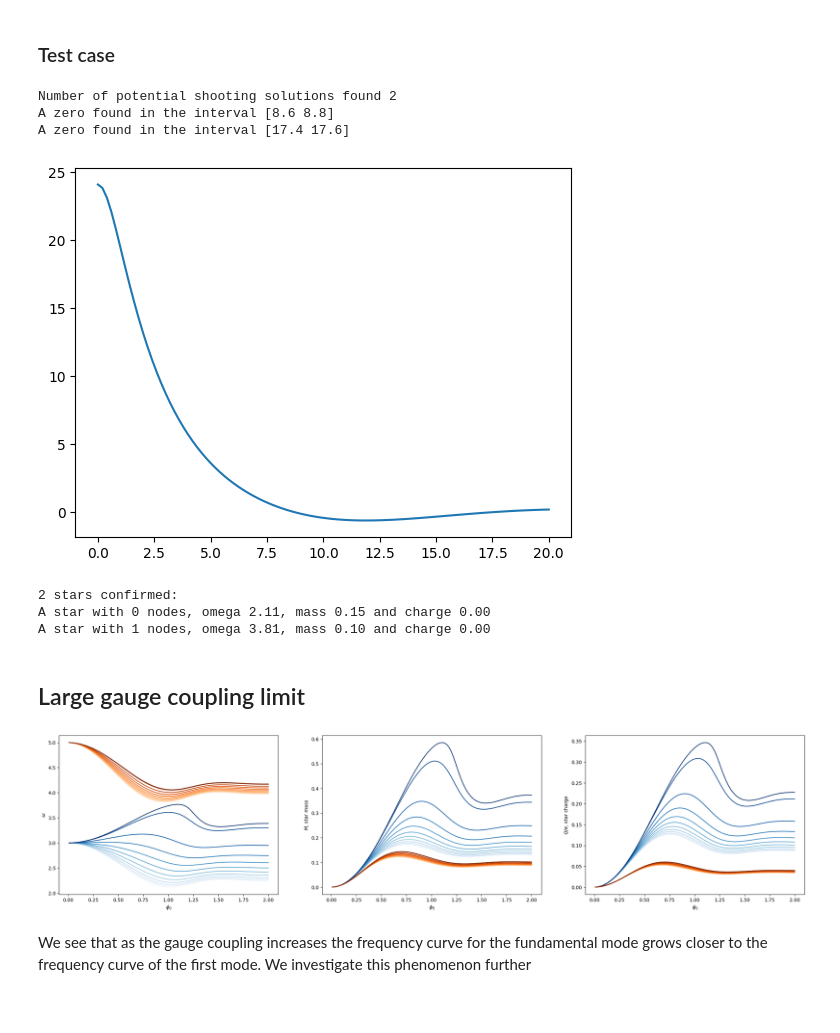
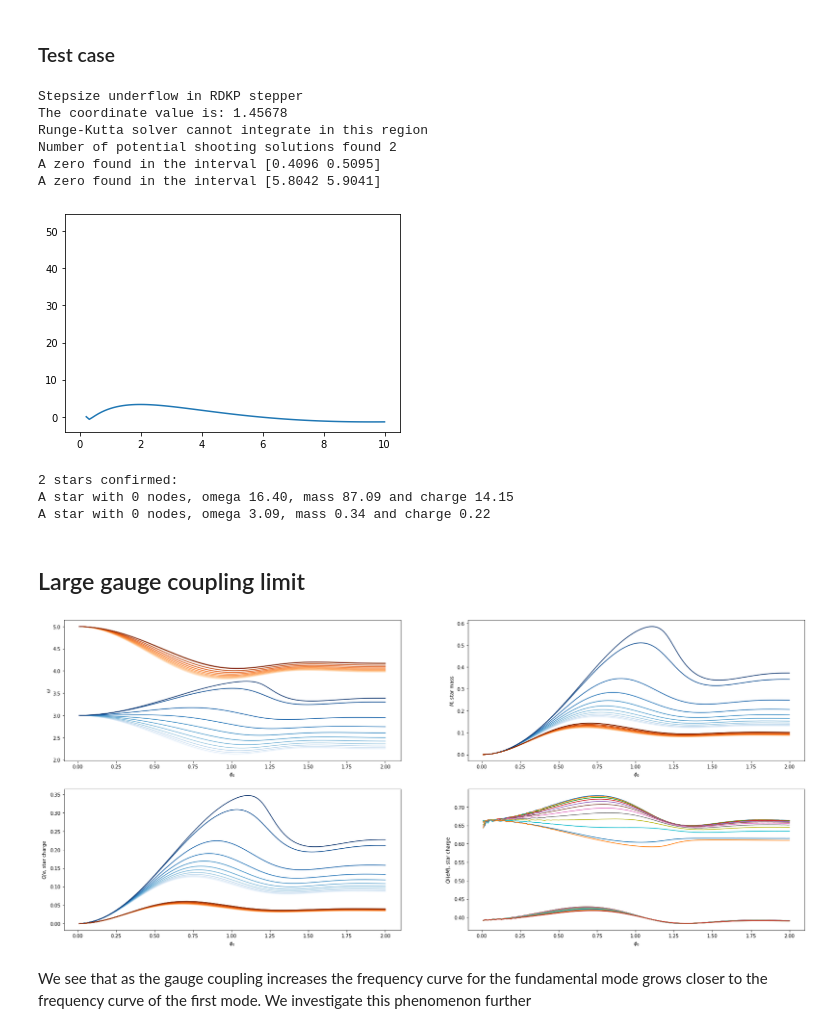
Before and after one commit to sukhovn/AdS_BS_shooting, a Jupyter notebook: BoseStar.ipynb, the cells around one changed output. Drawn from its saved outputs; the diff is of its cells as text; code cells hidden in the pictures.

```diff
--- a/BoseStar.ipynb
+++ b/BoseStar.ipynb
@@ -68,3 +68,6 @@ solver.shoot_for_omega(omega_range=[11,12])
 Omega found by shooting 2.1599
 Star mass is equal to 0.1408
 Star charge is equal to 0.0956
+# %%
+solver = Bose_Star_Solver(d=4, l=1.0, kappa=1.0, el=1.0, mass=0.0, phi0=0.5)
+solver.shoot_for_omega(omega_range=[3,6])
@@ -79,6 +86,9 @@ solver.plot_star_profile()
 # %%
 class Tracer:
     def __init__(self, d=3, l=1.0, el=0.0, kappa=1.0, mass=0.0, **kwargs):
+        if 'pert_frequencies' in kwargs:
+            self.pert_frequencies = kwargs.pop('pert_frequencies')
+
         self.kwargs = kwargs
         self.d = d
         self.l = l
@@ -91,18 +101,23 @@ class Tracer:
         self.omega_values = np.empty(shape=0)
         self.star_mass_values = np.empty(shape=0)
         self.star_charge_values = np.empty(shape=0)
+        if(hasattr(self, 'pert_frequencies')):
+            self.frequency_values = []
 
         for phi0_range, omega_range in zip(phi0_ranges, omega_ranges):
             phi0_space = np.linspace(*phi0_range)
             omegas = []
             star_masses = []
             star_charges = []
+            frequencies = []
             for phi0 in phi0_space:
                 solver = Bose_Star_Solver(d=self.d, l=self.l, kappa=self.kappa, el=self.el, mass=self.mass, phi0=phi0, **self.kwargs)
                 # print(phi0)
                 with HidePrinting() as hp:
                     try:
                         solver.shoot_for_omega(omega_range=omega_range)
+                        if(hasattr(self, 'pert_frequencies')):
+                            solver.get_perturbation_modes_frequencies(nmodes = self.pert_frequencies)
                     except RuntimeError:
                         hp.unblock()
                         print('phi0 explored', phi0)
@@ -110,17 +125,26 @@ class Tracer:
                 omegas.append(solver.omega)
                 star_masses.append(solver.star_mass)
                 star_charges.append(solver.star_charge)
+                if(hasattr(self, 'pert_frequencies')):
+                    frequencies.append(np.copy(solver.mode_frequencies))
 
             self.phi0_values = np.append(self.phi0_values, phi0_space)
             self.omega_values = np.append(self.omega_values, omegas)
             self.star_mass_values = np.append(self.star_mass_values, star_masses)
             self.star_charge_values = np.append(self.star_charge_values, star_charges)
+            if(hasattr(self, 'pert_frequencies')):
+                self.frequency_values.append(np.vstack(frequencies))
+
+        if(hasattr(self, 'pert_frequencies')):
+            self.frequency_values = np.vstack(self.frequency_values)
 
     def auto_trace(self, phi0_range, omega_initial_range):
         self.phi0_values = np.linspace(*phi0_range)
         self.omega_values = []
         self.star_mass_values = []
         self.star_charge_values = []
+        if(hasattr(self, 'pert_frequencies')):
+            self.frequency_values = []
 
         step_out = 0.2
         omega_range = copy.copy(omega_initial_range)
@@ -131,6 +155,8 @@ class Tracer:
             with HidePrinting() as hp:
                 try:
                     solver.shoot_for_omega(omega_range=omega_range)
+                    if(hasattr(self, 'pert_frequencies')):
+                        solver.get_perturbation_modes_frequencies(nmodes = self.pert_frequencies)
                 except RuntimeError:
                     hp.unblock()
                     print('phi0 explored', phi0)
@@ -142,6 +168,11 @@ class Tracer:
             self.omega_values.append(solver.omega)
             self.star_mass_values.append(solver.star_mass)
             self.star_charge_values.append(solver.star_charge)
+            if(hasattr(self, 'pert_frequencies')):
+                self.frequency_values.append(np.copy(solver.mode_frequencies))
+
+        if(hasattr(self, 'pert_frequencies')):
+            self.frequency_values = np.array(self.frequency_values)
 
     def plot_omega_curves(self, ax, **kwargs):
         ax.plot(self.phi0_values, self.omega_values, **kwargs)
@@ -444,22 +475,25 @@ class Explorer:
 # %% [markdown]
 ### Test case
 # %%
-expl = Explorer(d=3, l=1.0, kappa=1.0, el=0.0, mass=0.0, phi0=1.0)
+expl = Explorer(d=3, l=1.0, kappa=1.0, el=2, mass=0.0, phi0=1.0)
 
 ax = plt.subplot()
-expl.scan_omega_range(0.0, 20.0, ax=ax)
+expl.scan_omega_range(0.01, 10.0, ax=ax, xrange = [0.0001, 1.5])
 plt.show()
 # %% [output]
+Stepsize underflow in RDKP stepper
+The coordinate value is: 1.45678
+Runge-Kutta solver cannot integrate in this region
 Number of potential shooting solutions found 2
-A zero found in the interval [8.6 8.8]
-A zero found in the interval [17.4 17.6]
+A zero found in the interval [0.4096 0.5095]
+A zero found in the interval [5.8042 5.9041]
-[figure, old version]
+[figure, new version]
 # %%
 expl.explore_zeros_by_shooting()
 # %% [output]
 2 stars confirmed:
-A star with 0 nodes, omega 2.11, mass 0.15 and charge 0.00
-A star with 1 nodes, omega 3.81, mass 0.10 and charge 0.00
+A star with 0 nodes, omega 16.40, mass 87.09 and charge 14.15
+A star with 0 nodes, omega 3.09, mass 0.34 and charge 0.22
 # %% [markdown]
 ## Large gauge coupling limit
 # %%
@@ -494,9 +528,9 @@ cmap_fund.set_array([])
 cmap_first = mpl.cm.ScalarMappable(norm=norm, cmap=mpl.cm.Oranges)
 cmap_first.set_array([])
 
-fig = plt.figure(figsize=(28,6))
+fig = plt.figure(figsize=(28,12))
 
-ax = fig.add_subplot(131)
+ax = fig.add_subplot(221)
 for i, (charge, tracer) in enumerate(zip(charges, zero_mode)):
     tracer.plot_omega_curves(ax=ax, label='e = %.1lf, fundamental' % charge, c=cmap_fund.to_rgba(i+1))
 for i, (charge, tracer) in enumerate(zip(charges, first_harmonic)):
@@ -504,7 +538,7 @@ for i, (charge, tracer) in enumerate(zip(charges, first_harmonic)):
 # for charge, tracer in zip(charges, second_harmonic):
 #     tracer.plot_omega_curves(ax=ax, label='e = %.1lf, second harmonic' % charge)
 
-ax = fig.add_subplot(132)
+ax = fig.add_subplot(222)
 for i, (charge, tracer) in enumerate(zip(charges, zero_mode)):
     tracer.plot_mass_curves(ax=ax, label='e = %.1lf, fundamental' % charge, c=cmap_fund.to_rgba(i+1))
 for i, (charge, tracer) in enumerate(zip(charges, first_harmonic)):
@@ -512,7 +546,7 @@ for i, (charge, tracer) in enumerate(zip(charges, first_harmonic)):
 # for charge, tracer in zip(charges, second_harmonic):
 #     tracer.plot_mass_curves(ax=ax, label='e = %.1lf, second harmonic' % charge)
 
-ax = fig.add_subplot(133)
+ax = fig.add_subplot(223)
 for i, (charge, tracer) in enumerate(zip(charges, zero_mode)):
     tracer.plot_charge_curves(ax=ax, label='e = %.1lf, fundamental' % charge, c=cmap_fund.to_rgba(i+1))
 for i, (charge, tracer) in enumerate(zip(charges, first_harmonic)):
@@ -520,27 +554,27 @@ for i, (charge, tracer) in enumerate(zip(charges, first_harmonic)):
 # for charge, tracer in zip(charges, second_harmonic):
 #     tracer.plot_charge_curves(ax=ax, label='e = %.1lf, second harmonic' % charge)
 
-# ax = fig.add_subplot(224)
-# for charge, tracer in zip(charges, zero_mode):
-#     ax.plot(tracer.phi0_values, np.array(tracer.star_charge_values)/np.array(tracer.star_mass_values), label='e = %.1lf, fundamental' % charge)
-#     ax.set_xlabel('$\\phi_0$')
-#     ax.set_ylabel('$Q/(e M)$, star charge')
+ax = fig.add_subplot(224)
+for charge, tracer in zip(charges, zero_mode):
+    ax.plot(tracer.phi0_values, np.array(tracer.star_charge_values)/np.array(tracer.star_mass_values), label='e = %.1lf, fundamental' % charge)
+    ax.set_xlabel('$\\phi_0$')
+    ax.set_ylabel('$Q/(e M)$, star charge')
 
-# for charge, tracer in zip(charges, first_harmonic):
-#     ax.plot(tracer.phi0_values, np.array(tracer.star_charge_values)/np.array(tracer.star_mass_values), label='e = %.1lf, first' % charge)
-#     ax.set_xlabel('$\\phi_0$')
-#     ax.set_ylabel('$Q/(e M)$, star charge')
+for charge, tracer in zip(charges, first_harmonic):
+    ax.plot(tracer.phi0_values, np.array(tracer.star_charge_values)/np.array(tracer.star_mass_values), label='e = %.1lf, first' % charge)
+    ax.set_xlabel('$\\phi_0$')
+    ax.set_ylabel('$Q/(e M)$, star charge')
 
-# for charge, tracer in zip(charges, second_harmonic):
-#     ax.plot(tracer.phi0_values, np.array(tracer.star_charge_values)/np.array(tracer.star_mass_values), label='e = %.1lf, second' % charge)
-#     ax.set_xlabel('$\\phi_0$')
-#     ax.set_ylabel('$Q/(e M)$, star charge')
+for charge, tracer in zip(charges, second_harmonic):
+    ax.plot(tracer.phi0_values, np.array(tracer.star_charge_values)/np.array(tracer.star_mass_values), label='e = %.1lf, second' % charge)
+    ax.set_xlabel('$\\phi_0$')
+    ax.set_ylabel('$Q/(e M)$, star charge')
 
 plt.savefig(plots_directory + '/omega_phenomenon.png', dpi=300)
 plt.savefig
 plt.show()
 # %% [output]
-[figure, old version]
+[figure, new version]
 # %% [markdown]
 We see that as the gauge coupling increases the frequency curve for the fundamental mode grows closer to the frequency curve of the first mode. We investigate this phenomenon further
 # %% [markdown]
```
Also changed, not shown: parts of 21 cells of this notebook, 14 other files.
